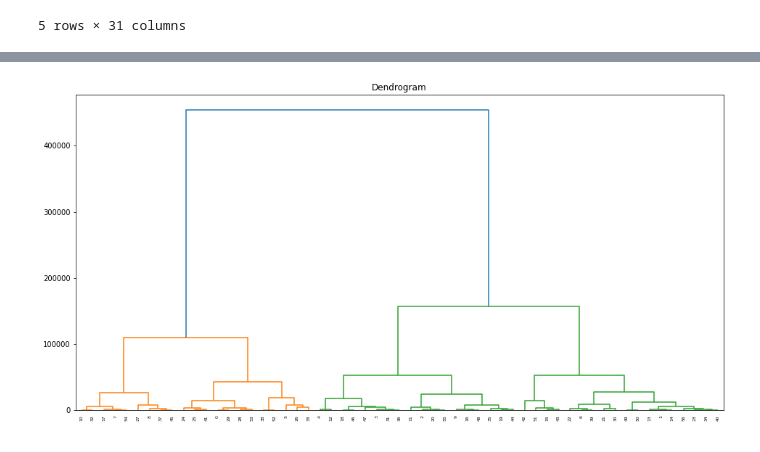
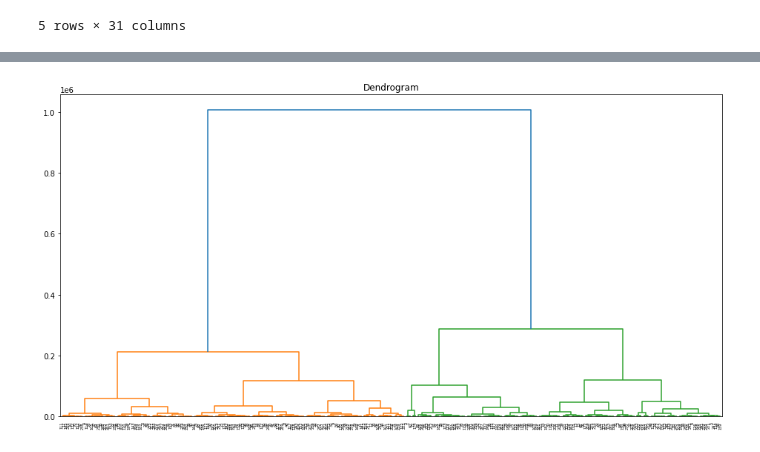
Before and after one commit to showmidelo/SBU-ML-Winter-23, a Jupyter notebook: project.ipynb, the cells around one changed output, grey strips where cells are left out. Cells and saved outputs as stored; diff of their text form; code cells hidden in the pictures.

```diff
--- a/project.ipynb
+++ b/project.ipynb
@@ -185,4 +239,6 @@ df.head()
 # %%
 from sklearn.model_selection import train_test_split
 
-train, test = train_test_split(df, test_size=0.0002)
+train, test = train_test_split(df, test_size=0.999)
+
+train
@@ -189,8 +259,8 @@ train, test = train_test_split(df, test_size=0.0002)
 # %%
 plt.figure(1, figsize = (16 ,8))
-dendrogram = sch.dendrogram(sch.linkage(test, method  = "ward"))
+dendrogram = sch.dendrogram(sch.linkage(train, method  = "ward"))
 
 plt.title('Dendrogram')
 plt.show()
 # %% [output]
-[figure, old version]
+[figure, new version]
```
Also changed, not shown: parts of 7 cells of this notebook.
